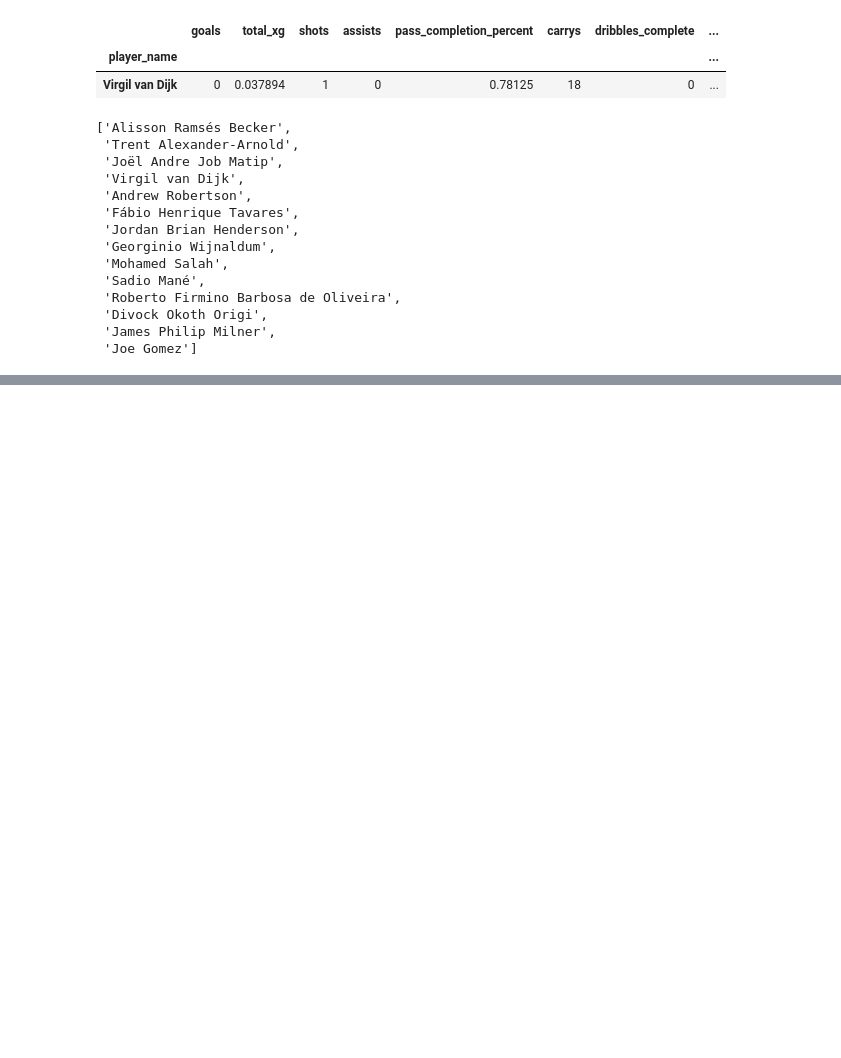
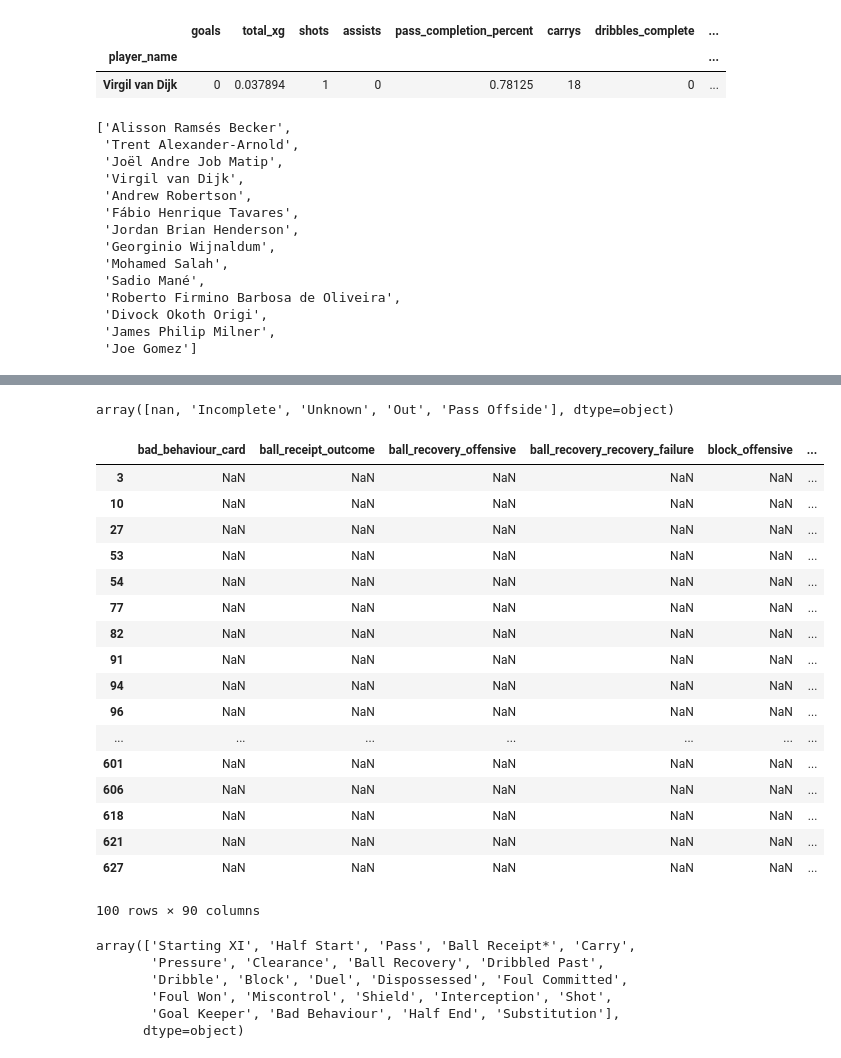
Before and after one commit to derrik-hanson/Soccer-Dash, a Jupyter notebook: lineup_playing-time_utilities_development.ipynb, the cells around one changed output, grey strips where cells are left out. Saved outputs shown, nothing was run; the diff lists cells and outputs as text; code cells hidden in the pictures; blank space fills up the shorter version.

```diff
--- a/lineup_playing-time_utilities_development.ipynb
+++ b/lineup_playing-time_utilities_development.ipynb
@@ -637,0 +959,43 @@ match_sum.sort_values(by=sort_column, ascending=False)
+# %%
+df_all['pass_outcome'].unique()
+# %% [output]
+array([nan, 'Incomplete', 'Unknown', 'Out', 'Pass Offside'], dtype=object)
+# %%
+df_poss = df_all#[['possession','possession_team','type']]
+# %%
+df_poss['poss_team_lag'] = df_poss['possession_team'].shift(-1)
+df_poss['type_lag'] = df_poss['type'].shift(-1)
+poss_change_mask = df_poss['poss_team_lag'] != df_poss['possession_team']
+df_poss_change = df_poss[poss_change_mask]
+# %%
+pd.set_option('display.max_rows', 100)
+display(df_poss_change.head(100))
+pd.set_option('display.max_rows', None)
+# %% [output]
+|  | bad_behaviour_card | ball_receipt_outcome | ball_recovery_offensive | ball_recovery_recovery_failure | block_offensive | ... |
+| 3 | NaN | NaN | NaN | NaN | NaN | ... |
+| 10 | NaN | NaN | NaN | NaN | NaN | ... |
+| 27 | NaN | NaN | NaN | NaN | NaN | ... |
+| 53 | NaN | NaN | NaN | NaN | NaN | ... |
+| 54 | NaN | NaN | NaN | NaN | NaN | ... |
+| 77 | NaN | NaN | NaN | NaN | NaN | ... |
+| 82 | NaN | NaN | NaN | NaN | NaN | ... |
+| 91 | NaN | NaN | NaN | NaN | NaN | ... |
+| 94 | NaN | NaN | NaN | NaN | NaN | ... |
+| 96 | NaN | NaN | NaN | NaN | NaN | ... |
+| ... | ... | ... | ... | ... | ... | ... |
+| 601 | NaN | NaN | NaN | NaN | NaN | ... |
+| 606 | NaN | NaN | NaN | NaN | NaN | ... |
+| 618 | NaN | NaN | NaN | NaN | NaN | ... |
+| 621 | NaN | NaN | NaN | NaN | NaN | ... |
+| 627 | NaN | NaN | NaN | NaN | NaN | ... |
+100 rows × 90 columns
+# %%
+df_all['type'].unique()
+# %% [output]
+array(['Starting XI', 'Half Start', 'Pass', 'Ball Receipt*', 'Carry',
+       'Pressure', 'Clearance', 'Ball Recovery', 'Dribbled Past',
+       'Dribble', 'Block', 'Duel', 'Dispossessed', 'Foul Committed',
+       'Foul Won', 'Miscontrol', 'Shield', 'Interception', 'Shot',
+       'Goal Keeper', 'Bad Behaviour', 'Half End', 'Substitution'],
+      dtype=object)
```
Also changed, not shown: parts of 46 cells of this notebook, 4 other files.
